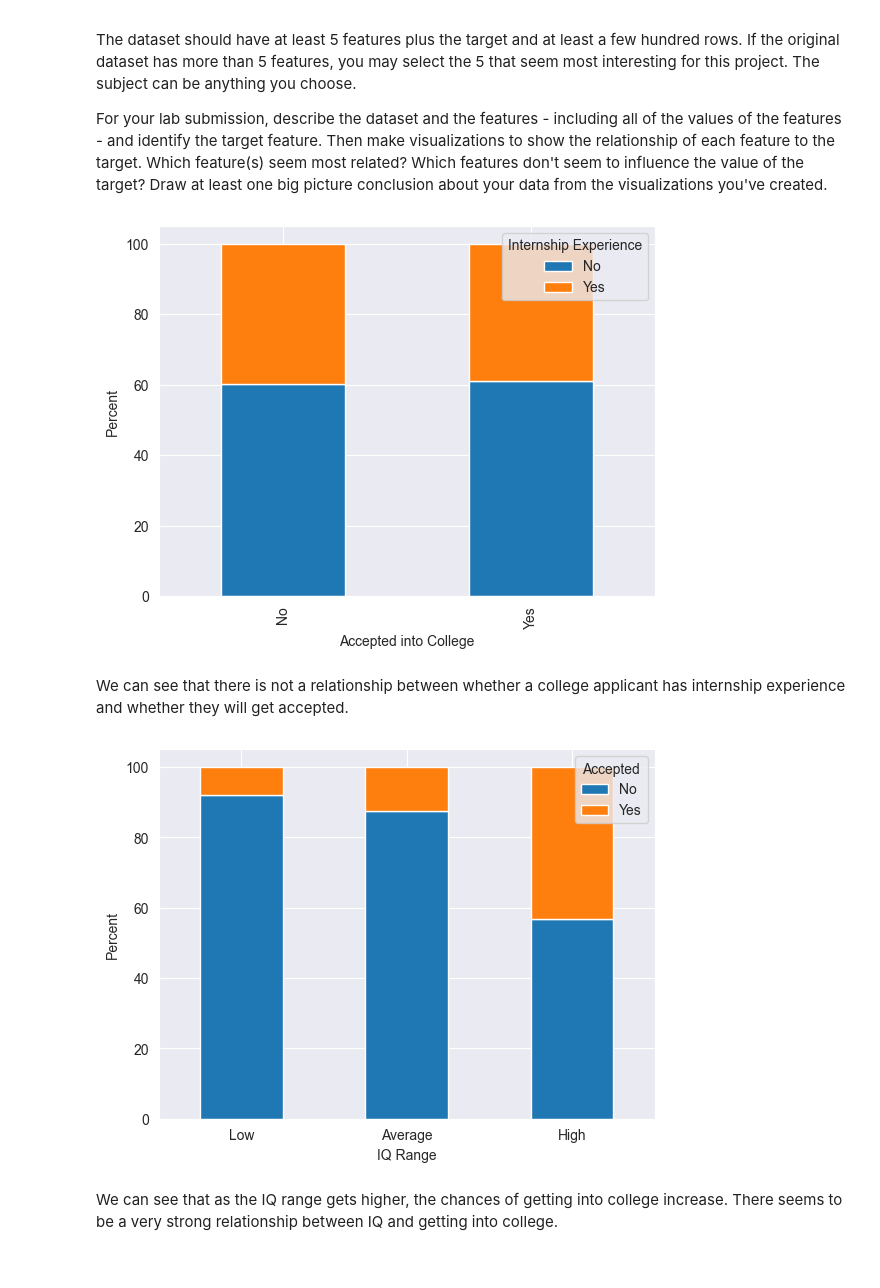
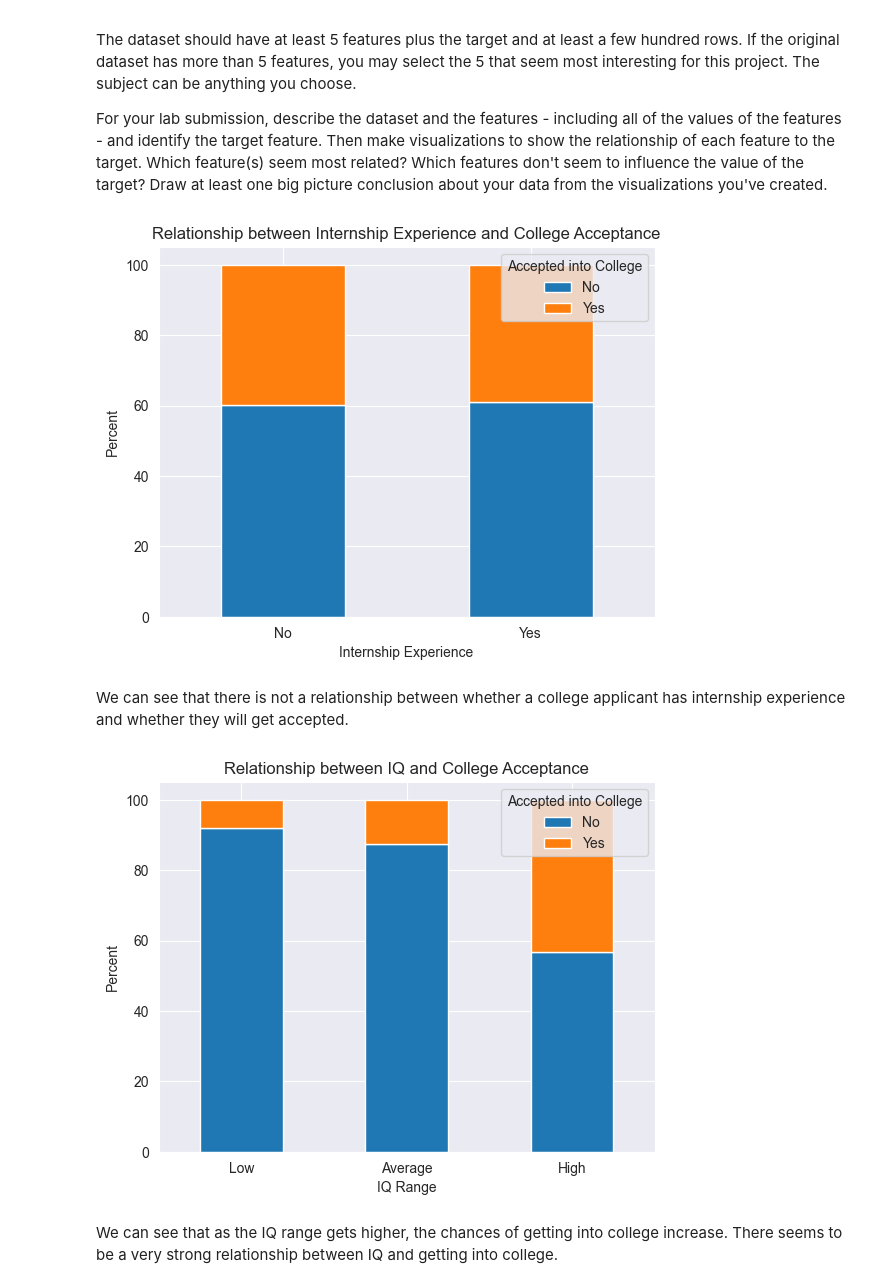
Before and after one commit to ProbatusVir/Data_Visualization_And_Modeling, a Jupyter notebook: Lab/4.5 Exploratory Data Analysis.ipynb, the cells around one changed output. Cells and saved outputs as stored; diff of their text form; code cells hidden in the pictures.

Commit message:
Cleaned up the visuals a little bit

```diff
--- a/Lab/4.5 Exploratory Data Analysis.ipynb
+++ b/Lab/4.5 Exploratory Data Analysis.ipynb
@@ -14,11 +14,12 @@ import seaborn as sns
 df = pd.read_csv('college_student_placement_dataset.csv')
 # %%
 performance_placement_ct = pd.crosstab(df['Placement'], df['Internship_Experience'], normalize="index") * 100
-performance_placement_ct.plot(kind='bar', stacked=True, xlabel = 'Accepted into College', ylabel= 'Percent')
-plt.legend(title='Internship Experience')
+performance_placement_ct.plot(kind='bar', stacked=True, xlabel = 'Internship Experience', ylabel= 'Percent', title='Relationship between Internship Experience and College Acceptance')
+plt.xticks(rotation=0)
+plt.legend(title='Accepted into College')
 plt.show()
 # %% [output]
-[figure, old version]
+[figure, new version]
 # %% [markdown]
 We can see that there is not a relationship between whether a college applicant has internship experience and whether they will get accepted.
 # %%
@@ -28,12 +29,12 @@ df.loc[df['IQ'] < 115, 'iq_group'] = 2 # Average ( 1σ > iq > -1σ)
 df.loc[df['IQ'] <= 85, 'iq_group'] = 1 # Below average IQ ( <= 1σ)
 # %%
 iqgroup_placement_ct = pd.crosstab(df['iq_group'], df['Placement'], normalize="index") * 100
-iqgroup_placement_ct.plot(kind='bar', stacked=True, xlabel='IQ Range', ylabel='Percent')
+iqgroup_placement_ct.plot(kind='bar', stacked=True, xlabel='IQ Range', ylabel='Percent', title='Relationship between IQ and College Acceptance')
 plt.xticks([0,1,2], ['Low', 'Average', 'High'], rotation=0)
-plt.legend(title='Accepted')
+plt.legend(title='Accepted into College')
 plt.show()
 # %% [output]
-[figure, old version]
+[figure, new version]
 # %% [markdown]
 We can see that as the IQ range gets higher, the chances of getting into college increase. There seems to be a very strong relationship between IQ and getting into college.
 # %%
```
Also changed, not shown: parts of 8 cells of this notebook.
